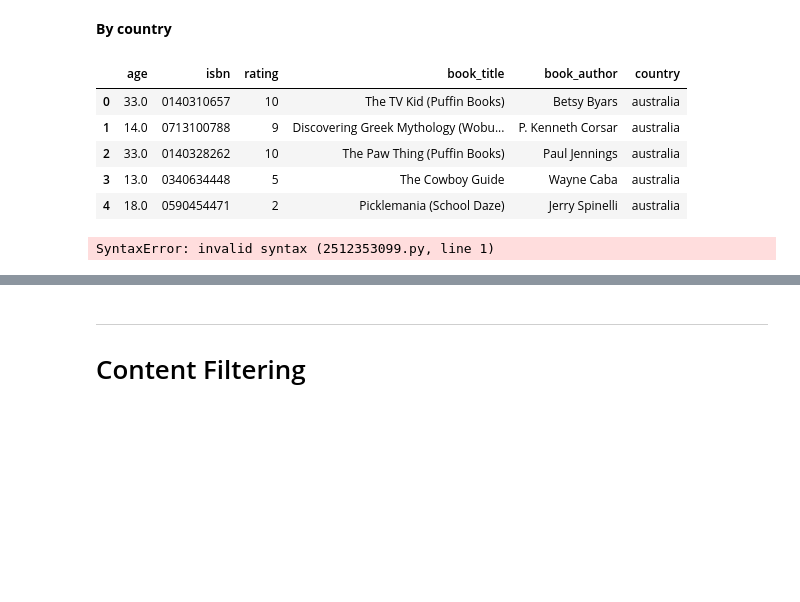
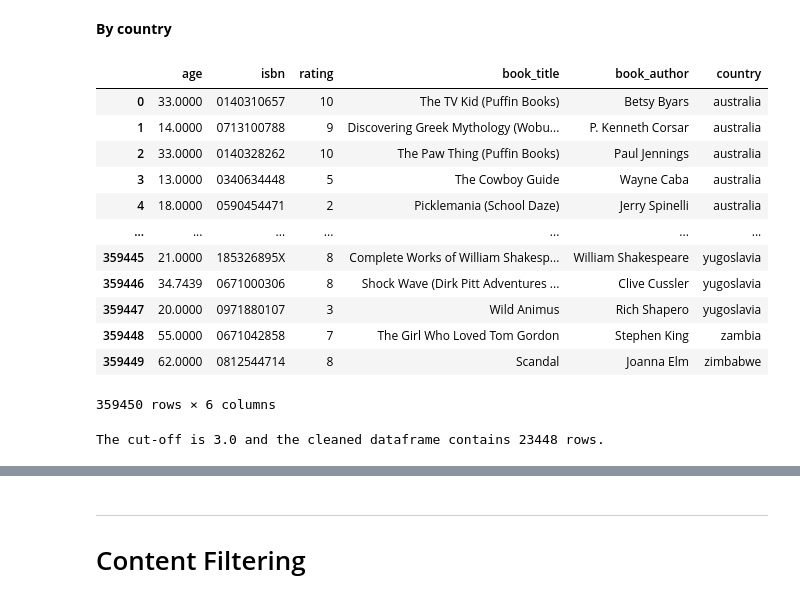
Before and after one commit to marinaepitropaki/BookRecommendationSystem, a Jupyter notebook: BookRecommendationSystem.ipynb, the cells around one changed output, grey strips where cells are left out. Saved outputs shown, nothing was run; the diff lists cells and outputs as text; code cells hidden in the pictures; blank space fills up the shorter version.

Commit message:
rating by country

```diff
--- a/BookRecommendationSystem.ipynb
+++ b/BookRecommendationSystem.ipynb
@@ -182,25 +189,32 @@ __By country__
 # %%
 # Loading csv with preprocessed data cleaned
 df_cleaned = pd.read_csv('Preprocessed_data_cleaned.csv')
 
 
 df_cleaned = df_cleaned[df_cleaned['country'] != ',']
 df_cleaned = df_cleaned[df_cleaned['country'] != '\"n/a\""']
 df_cleaned= df_cleaned.drop(columns=['user_id','Unnamed: 0','publisher','location','Language','Summary','year_of_publication','Category','city','state'])
 
 
 
 df_cleaned['country']=df_cleaned['country'].str.split(',').str[-1]
 df_cleaned['country']= df_cleaned['country'].replace(r' united kingdom',r'united kingdom')
 df_cleaned['country']= df_cleaned['country'].replace(r'\"n/a\""',r'unknown')
 df_cleaned= df_cleaned.sort_values(by=['country'],ascending=True)
 df_cleaned=df_cleaned.reset_index(drop=True)
 (df_cleaned['country']=='\"n/a\""').sum()
-df_cleaned.head()
+df_cleaned
 # %% [output]
 |  | age | isbn | rating | book_title | book_author | country |
-| 0 | 33.0 | 0140310657 | 10 | The TV Kid (Puffin Books) | Betsy Byars | australia |
-| 1 | 14.0 | 0713100788 | 9 | Discovering Greek Mythology (Wobu... | P. Kenneth Corsar | australia |
-| 2 | 33.0 | 0140328262 | 10 | The Paw Thing (Puffin Books) | Paul Jennings | australia |
-| 3 | 13.0 | 0340634448 | 5 | The Cowboy Guide | Wayne Caba | australia |
-| 4 | 18.0 | 0590454471 | 2 | Picklemania (School Daze) | Jerry Spinelli | australia |
+| 0 | 33.0000 | 0140310657 | 10 | The TV Kid (Puffin Books) | Betsy Byars | australia |
+| 1 | 14.0000 | 0713100788 | 9 | Discovering Greek Mythology (Wobu... | P. Kenneth Corsar | australia |
+| 2 | 33.0000 | 0140328262 | 10 | The Paw Thing (Puffin Books) | Paul Jennings | australia |
+| 3 | 13.0000 | 0340634448 | 5 | The Cowboy Guide | Wayne Caba | australia |
+| 4 | 18.0000 | 0590454471 | 2 | Picklemania (School Daze) | Jerry Spinelli | australia |
+| ... | ... | ... | ... | ... | ... | ... |
+| 359445 | 21.0000 | 185326895X | 8 | Complete Works of William Shakesp... | William Shakespeare | yugoslavia |
+| 359446 | 34.7439 | 0671000306 | 8 | Shock Wave (Dirk Pitt Adventures ... | Clive Cussler | yugoslavia |
+| 359447 | 20.0000 | 0971880107 | 3 | Wild Animus | Rich Shapero | yugoslavia |
+| 359448 | 55.0000 | 0671042858 | 7 | The Girl Who Loved Tom Gordon | Stephen King | zambia |
+| 359449 | 62.0000 | 0812544714 | 8 | Scandal | Joanna Elm | zimbabwe |
+359450 rows × 6 columns
@@ -211,3 +230,7 @@ df_cleaned.to_csv('test2.csv', index=False)
 # %%
+m= df_cleaned_isbn_votecount['Vote-Count'].quantile(0.9)
+isbn_votecount_bycountry = df_cleaned_isbn_votecount[df_cleaned_isbn_votecount['Vote-Count'] >= m]
+isbn_votecount_bycountry=isbn_votecount_bycountry.reset_index(drop=True)
+print('The cut-off is {} and the cleaned dataframe contains {} rows.' .format(m,isbn_votecount_bycountry.shape[0]))
 # %% [output]
-SyntaxError: invalid syntax (2512353099.py, line 1)
+The cut-off is 3.0 and the cleaned dataframe contains 23448 rows.
```
Also changed, not shown: parts of 8 cells of this notebook.
